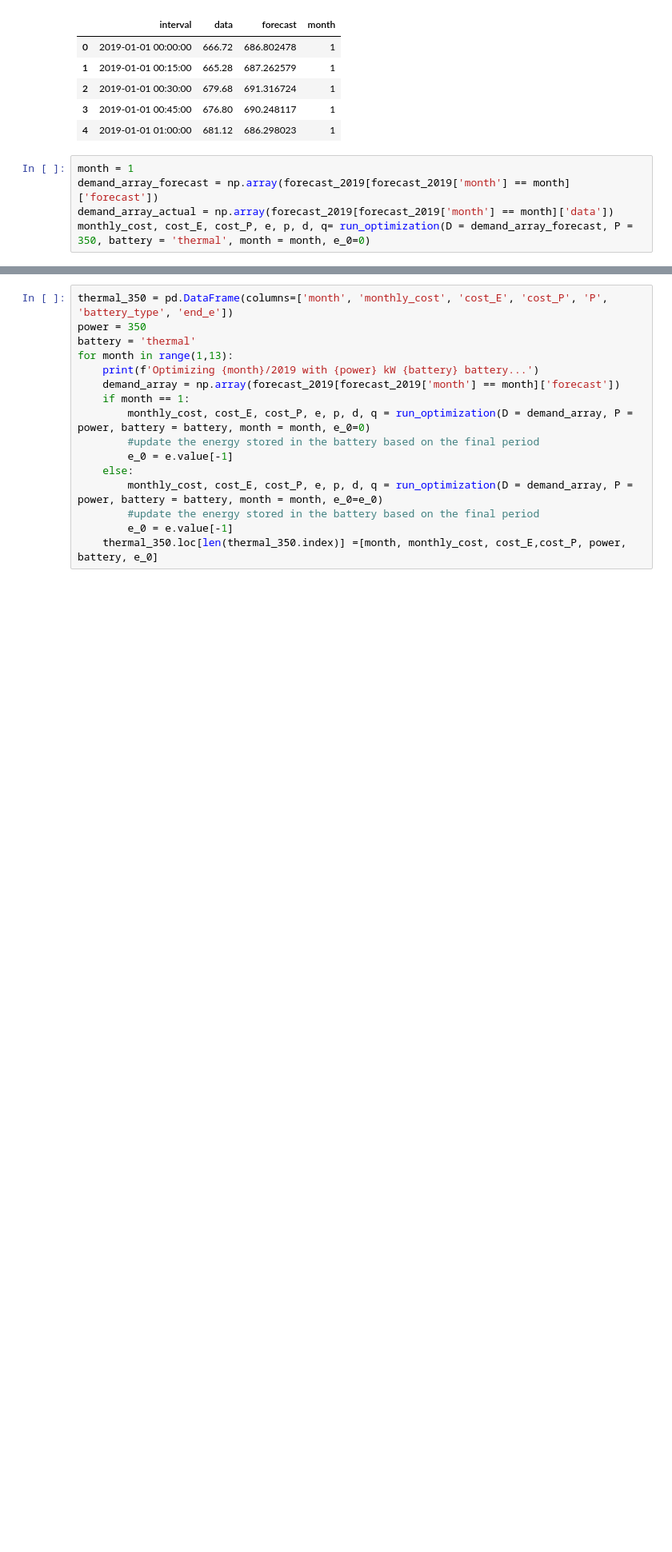
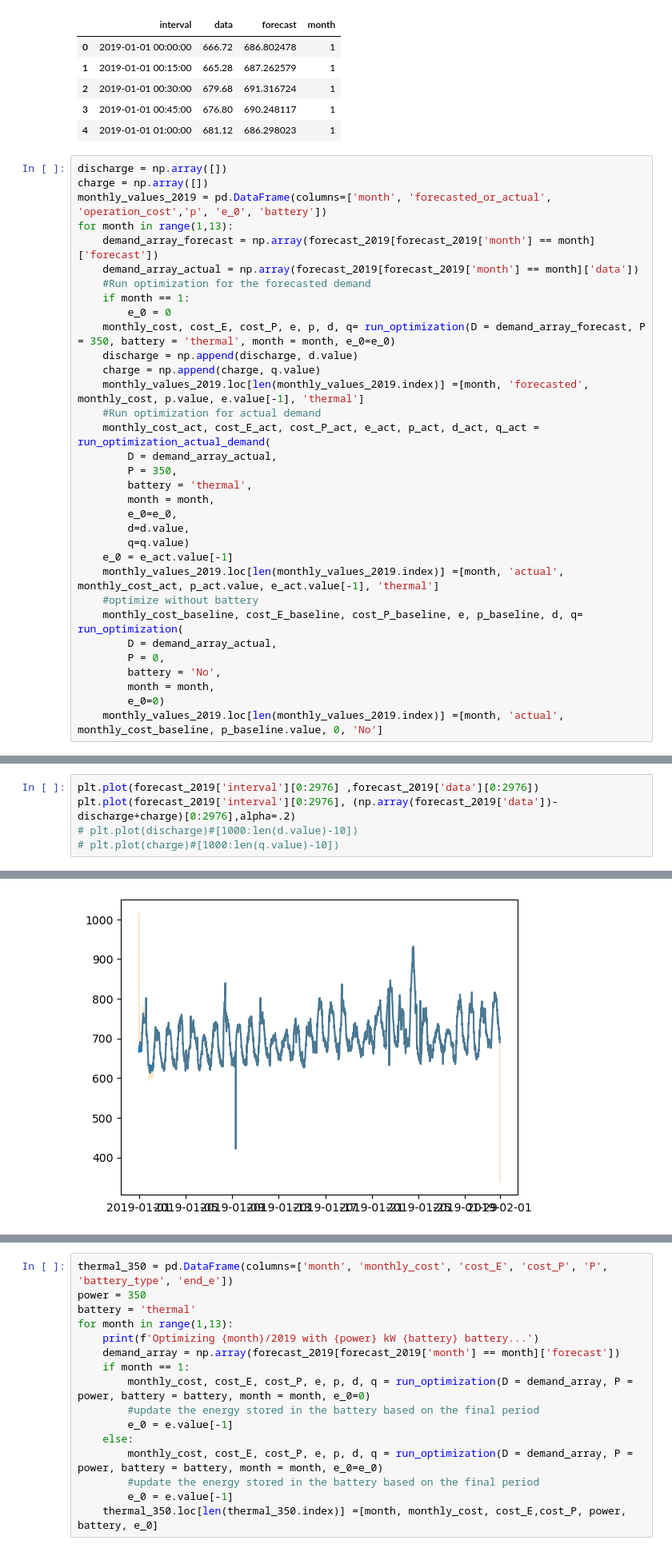
Before and after one commit to gnyirjesy/columbia-peak-shaving, a Jupyter notebook: peak_shaving_optimization.ipynb, the cells around one changed output, grey strips where cells are left out. Shown at 80% size. Cells and saved outputs as stored; diff of their text form; blank space fills up the shorter version.

Commit message:
add daily optimization

```diff
--- a/peak_shaving_optimization.ipynb
+++ b/peak_shaving_optimization.ipynb
@@ -373,8 +469,36 @@ forecast_2019.head()
 | 2 | 2019-01-01 00:30:00 | 679.68 | 691.316724 | 1 |
 | 3 | 2019-01-01 00:45:00 | 676.80 | 690.248117 | 1 |
 | 4 | 2019-01-01 01:00:00 | 681.12 | 686.298023 | 1 |
-# %%
-month = 1
-demand_array_forecast = np.array(forecast_2019[forecast_2019['month'] == month]['forecast'])
-demand_array_actual = np.array(forecast_2019[forecast_2019['month'] == month]['data'])
-monthly_cost, cost_E, cost_P, e, p, d, q= run_optimization(D = demand_array_forecast, P = 350, battery = 'thermal', month = month, e_0=0)
+# %%
+discharge = np.array([])
+charge = np.array([])
+monthly_values_2019 = pd.DataFrame(columns=['month', 'forecasted_or_actual', 'operation_cost','p', 'e_0', 'battery'])
+for month in range(1,13):
+    demand_array_forecast = np.array(forecast_2019[forecast_2019['month'] == month]['forecast'])
+    demand_array_actual = np.array(forecast_2019[forecast_2019['month'] == month]['data'])
+    #Run optimization for the forecasted demand
+    if month == 1:
+        e_0 = 0
+    monthly_cost, cost_E, cost_P, e, p, d, q= run_optimization(D = demand_array_forecast, P = 350, battery = 'thermal', month = month, e_0=e_0)
+    discharge = np.append(discharge, d.value)
+    charge = np.append(charge, q.value)
+    monthly_values_2019.loc[len(monthly_values_2019.index)] =[month, 'forecasted', monthly_cost, p.value, e.value[-1], 'thermal']
+    #Run optimization for actual demand
+    monthly_cost_act, cost_E_act, cost_P_act, e_act, p_act, d_act, q_act = run_optimization_actual_demand(
+        D = demand_array_actual,
+        P = 350,
+        battery = 'thermal',
+        month = month,
+        e_0=e_0,
+        d=d.value,
+        q=q.value)
+    e_0 = e_act.value[-1]
+    monthly_values_2019.loc[len(monthly_values_2019.index)] =[month, 'actual', monthly_cost_act, p_act.value, e_act.value[-1], 'thermal']
+    #optimize without battery
+    monthly_cost_baseline, cost_E_baseline, cost_P_baseline, e, p_baseline, d, q= run_optimization(
+        D = demand_array_actual,
+        P = 0,
+        battery = 'No',
+        month = month,
+        e_0=0)
+    monthly_values_2019.loc[len(monthly_values_2019.index)] =[month, 'actual', monthly_cost_baseline, p_baseline.value, 0, 'No']
@@ -380,0 +524,6 @@ monthly_cost, cost_E, cost_P, e, p, d, q= run_optimization(D = demand_array_fore
+# %%
+plt.plot(forecast_2019['interval'][0:2976] ,forecast_2019['data'][0:2976])
+plt.plot(forecast_2019['interval'][0:2976], (np.array(forecast_2019['data'])-discharge+charge)[0:2976],alpha=.2)
+# plt.plot(discharge)#[1000:len(d.value)-10])
+# plt.plot(charge)#[1000:len(q.value)-10])
+# %% [output]
@@ -380,0 +531 @@ monthly_cost, cost_E, cost_P, e, p, d, q= run_optimization(D = demand_array_fore
+[figure, added]
```
Also changed, not shown: parts of 36 cells of this notebook.
